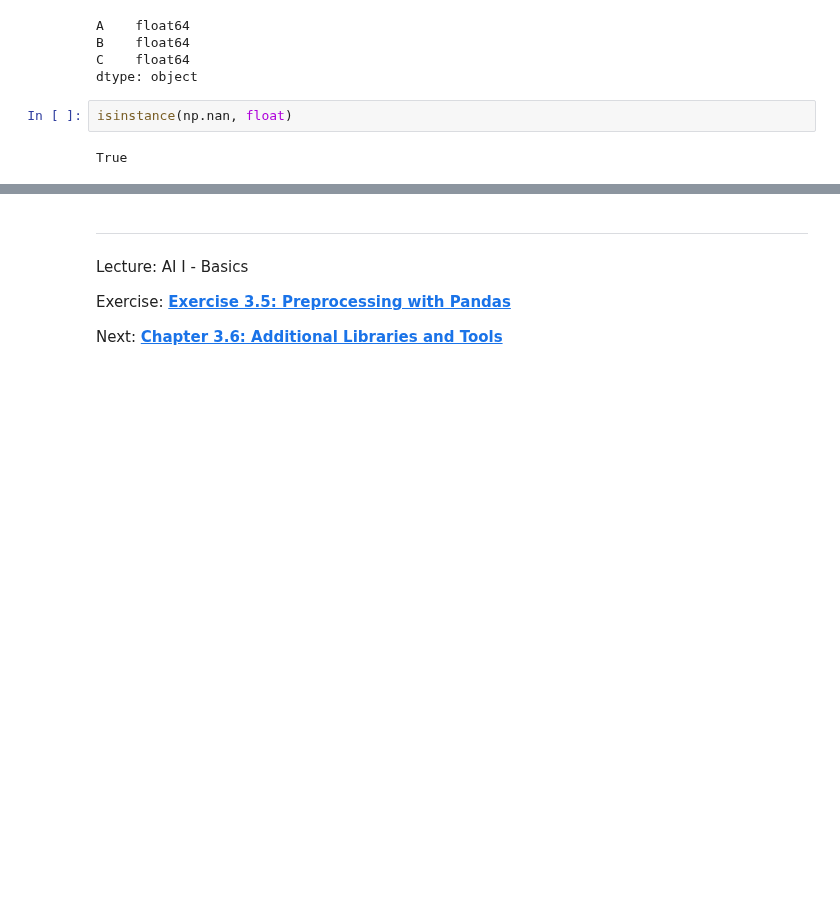
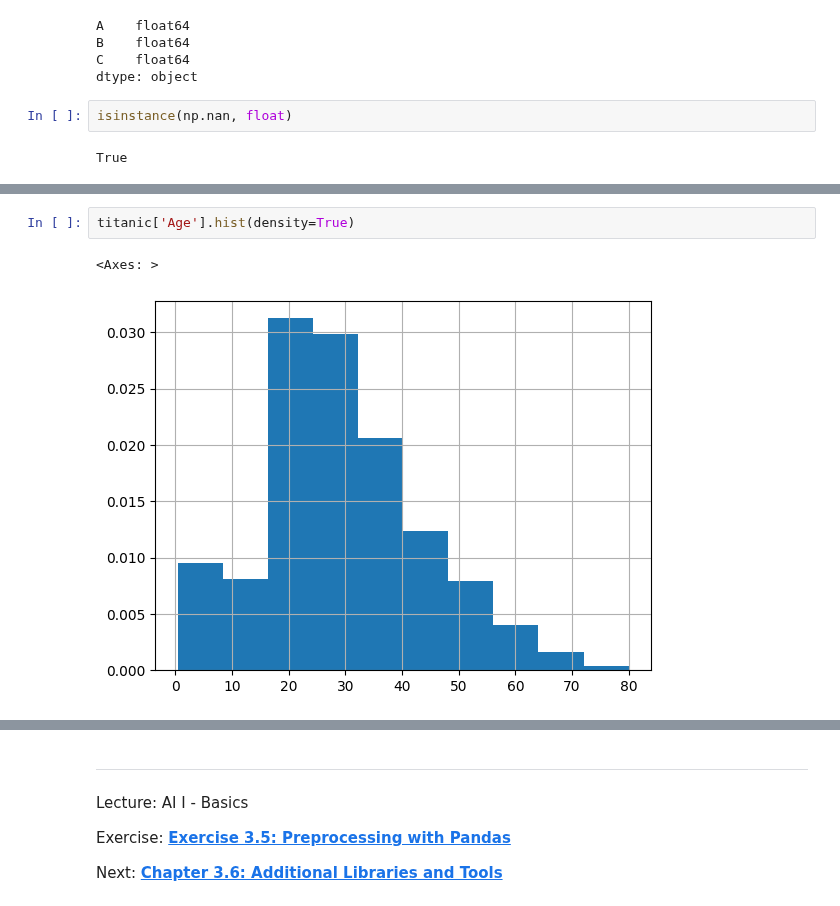
Before and after one commit to iLuckyW/lecture-ai-basics, a Jupyter notebook: chapter/03_data/05_preprocessing.ipynb, the cells around one changed output, grey strips where cells are left out. Saved outputs shown, nothing was run; the diff lists cells and outputs as text; blank space fills up the shorter version.

```diff
--- a/chapter/03_data/05_preprocessing.ipynb
+++ b/chapter/03_data/05_preprocessing.ipynb
@@ -945,0 +952,5 @@ True
+# %%
+titanic['Age'].hist(density=True)
+# %% [output]
+<Axes: >
+[figure, added]
```
Also changed, not shown: parts of 13 cells of this notebook.
